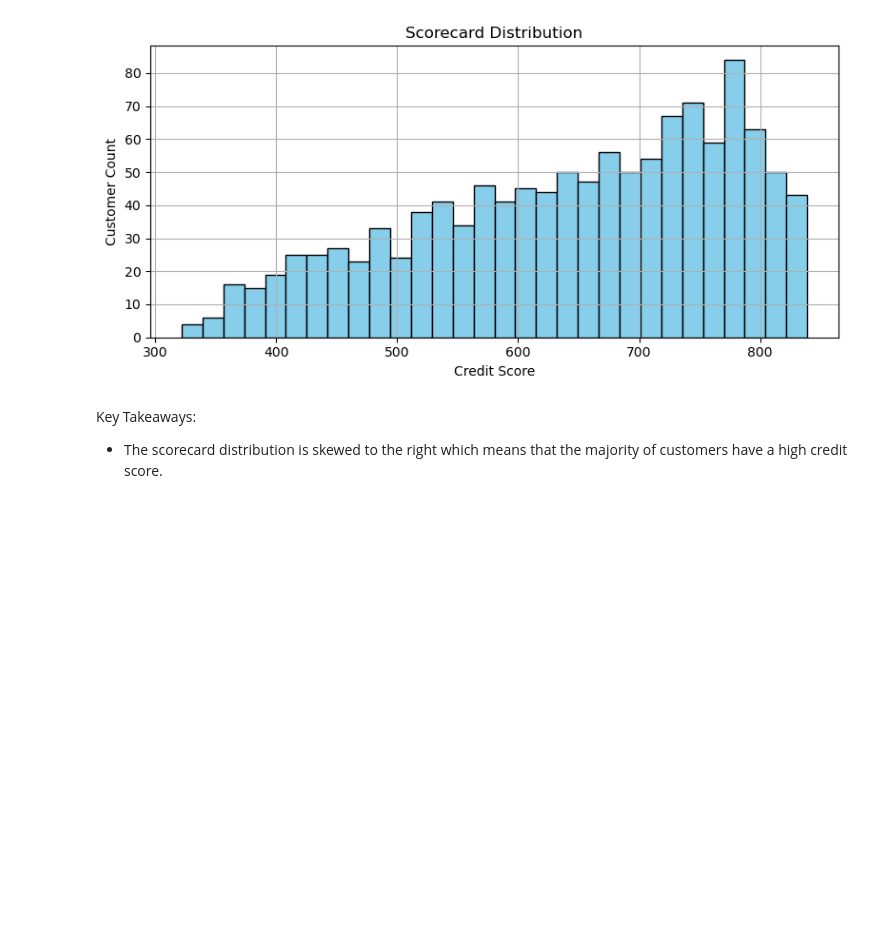
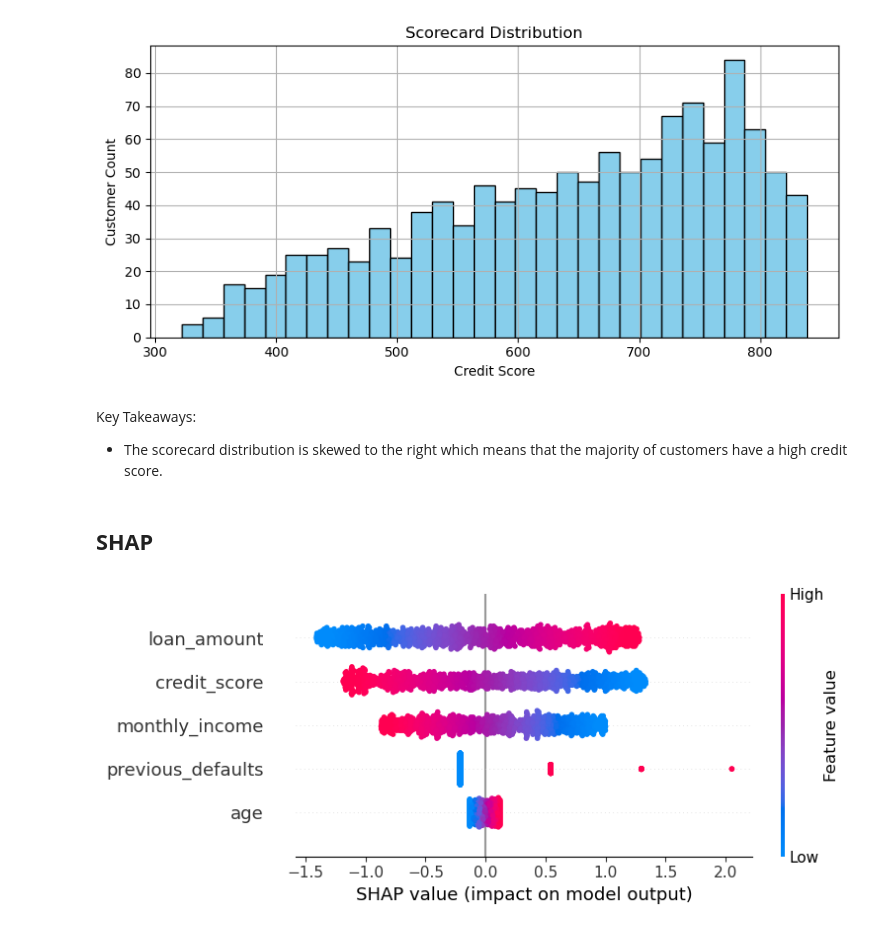
Before and after one commit to thalibanallaam/ds-takehome, a Jupyter notebook: notebooks/B_modeling.ipynb, the cells around one changed output. Drawn from its saved outputs; the diff is of its cells as text; code cells hidden in the pictures; blank space fills up the shorter version.

Commit message:
Update: SHAP

```diff
--- a/notebooks/B_modeling.ipynb
+++ b/notebooks/B_modeling.ipynb
@@ -350,3 +351,15 @@ plt.show()
 # %% [markdown]
 Key Takeaways:
 - The scorecard distribution is skewed to the right which means that the majority of customers have a high credit score.
+# %% [markdown]
+## **SHAP**
+# %%
+# Define the explainer
+explainer = shap.LinearExplainer(logreg, X_train_scaled)
+shap_values = explainer.shap_values(X_test_scaled)
+
+# Plot
+plt.figure()
+shap.summary_plot(shap_values, features=X_test, feature_names=X.columns, max_display=10)
+# %% [output]
+[figure, added]
```
Also changed, not shown: parts of 2 cells of this notebook.
